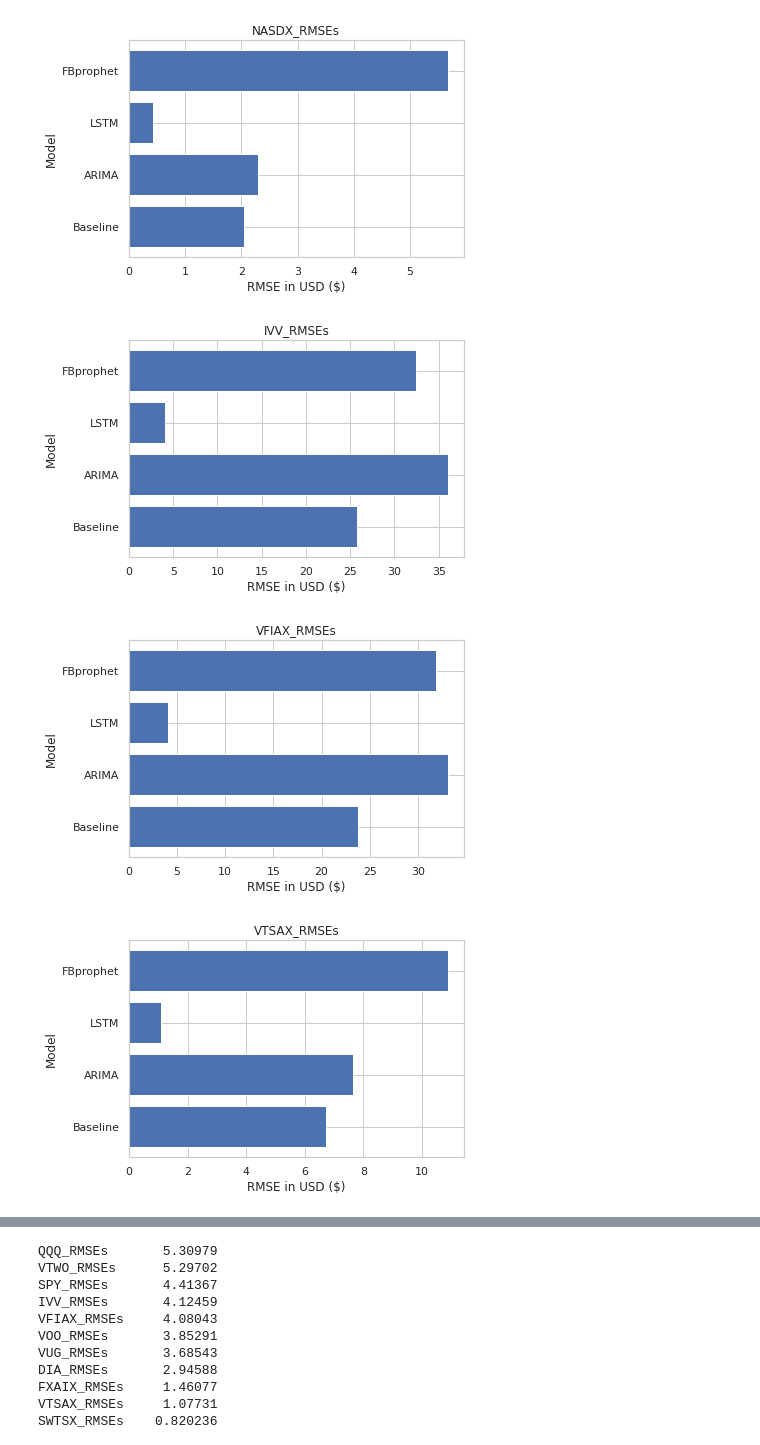
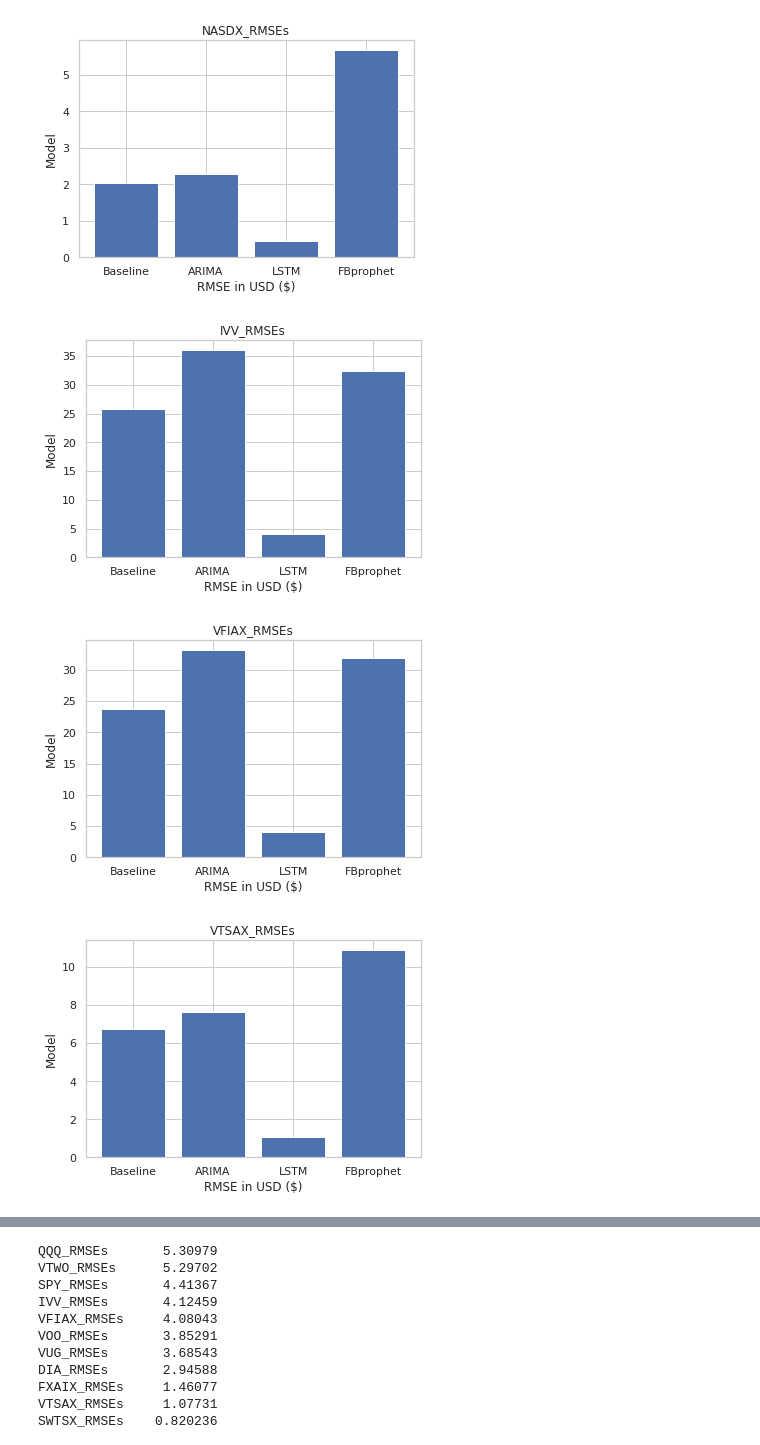
Before and after one commit to j-vasquez21/Stock-Forecasting, a Jupyter notebook: Evaluation.ipynb, the cells around one changed output, grey strips where cells are left out. Drawn from its saved outputs; the diff is of its cells as text; code cells hidden in the pictures.

```diff
--- a/Evaluation.ipynb
+++ b/Evaluation.ipynb
@@ -40,13 +43,13 @@ rois_df
 rmses_df_copy = rmses_df.copy().set_index('Model')
 # %%
 for col in rmses_df_copy.columns:
-    plt.barh(rmses_df_copy.index,rmses_df_copy[col])
+    plt.bar(rmses_df_copy.index,rmses_df_copy[col])
     plt.title(col)
     plt.xlabel('RMSE in USD ($)')
     plt.ylabel('Model')
     plt.show()
 # %% [output]
-[figure, old version]
+[figure, new version]
-[figure, old version]
+[figure, new version]
-[figure, old version]
+[figure, new version]
-[figure, old version]
+[figure, new version]
```
Also changed, not shown: parts of 20 cells of this notebook.
